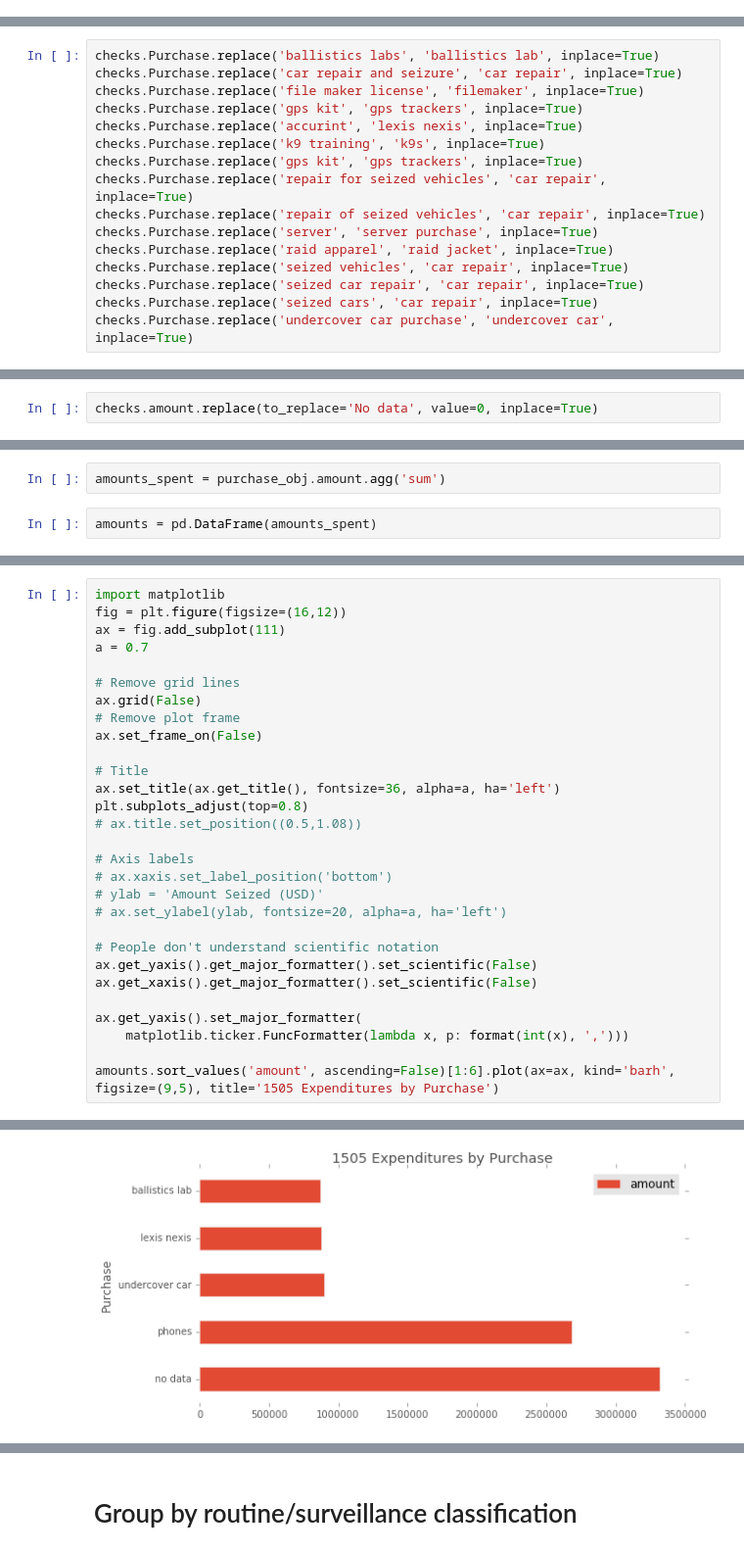
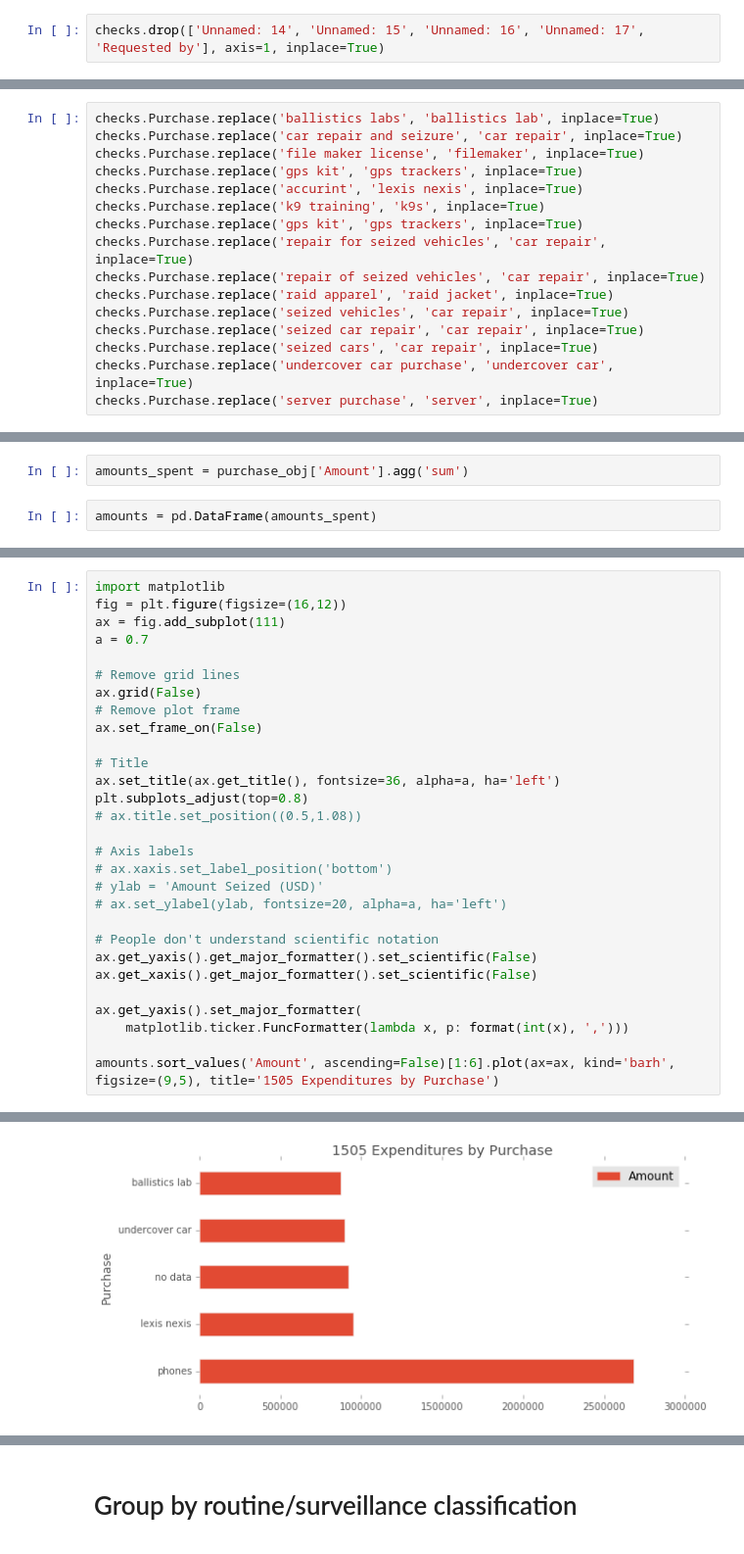
Before and after one commit to lucyparsons/1505analysis, a Jupyter notebook: preprocess/Exploratory.ipynb, the cells around one changed output, grey strips where cells are left out. Shown at 98% size. Drawn from its saved outputs; the diff is of its cells as text.

```diff
--- a/preprocess/Exploratory.ipynb
+++ b/preprocess/Exploratory.ipynb
@@ -29,0 +40,2 @@ checks = checks.fillna('No data')
+# %%
+checks.drop(['Unnamed: 14', 'Unnamed: 15', 'Unnamed: 16', 'Unnamed: 17', 'Requested by'], axis=1, inplace=True)
@@ -39,9 +59,9 @@ checks.Purchase.replace('k9 training', 'k9s', inplace=True)
 checks.Purchase.replace('gps kit', 'gps trackers', inplace=True)
 checks.Purchase.replace('repair for seized vehicles', 'car repair', inplace=True)
 checks.Purchase.replace('repair of seized vehicles', 'car repair', inplace=True)
-checks.Purchase.replace('server', 'server purchase', inplace=True)
 checks.Purchase.replace('raid apparel', 'raid jacket', inplace=True)
 checks.Purchase.replace('seized vehicles', 'car repair', inplace=True)
 checks.Purchase.replace('seized car repair', 'car repair', inplace=True)
 checks.Purchase.replace('seized cars', 'car repair', inplace=True)
 checks.Purchase.replace('undercover car purchase', 'undercover car', inplace=True)
+checks.Purchase.replace('server purchase', 'server', inplace=True)
@@ -50,2 +67,0 @@ checks.Purchase.replace('undercover car purchase', 'undercover car', inplace=Tru
-# %%
-checks.amount.replace(to_replace='No data', value=0, inplace=True)
@@ -76,4 +96,4 @@ purchase_obj = checks.groupby('Purchase')
 # %%
-amounts_spent = purchase_obj.amount.agg('sum')
+amounts_spent = purchase_obj['Amount'].agg('sum')
 # %%
 amounts = pd.DataFrame(amounts_spent)
@@ -85,32 +127,32 @@ amounts.sort_values('amount', ascending=False)[0:10].plot(kind='barh', figsize=(
 # %%
 import matplotlib
 fig = plt.figure(figsize=(16,12))
 ax = fig.add_subplot(111)
 a = 0.7
 
 # Remove grid lines
 ax.grid(False)
 # Remove plot frame
 ax.set_frame_on(False)
 
 # Title
 ax.set_title(ax.get_title(), fontsize=36, alpha=a, ha='left')
 plt.subplots_adjust(top=0.8)
 # ax.title.set_position((0.5,1.08))
 
 # Axis labels
 # ax.xaxis.set_label_position('bottom')
 # ylab = 'Amount Seized (USD)'
 # ax.set_ylabel(ylab, fontsize=20, alpha=a, ha='left')
 
 # People don't understand scientific notation
 ax.get_yaxis().get_major_formatter().set_scientific(False)
 ax.get_xaxis().get_major_formatter().set_scientific(False)
 
 ax.get_yaxis().set_major_formatter(
     matplotlib.ticker.FuncFormatter(lambda x, p: format(int(x), ',')))
 
-amounts.sort_values('amount', ascending=False)[1:6].plot(ax=ax, kind='barh', figsize=(9,5), title='1505 Expenditures by Purchase')
+amounts.sort_values('Amount', ascending=False)[1:6].plot(ax=ax, kind='barh', figsize=(9,5), title='1505 Expenditures by Purchase')
 # %% [output]
 <matplotlib.axes._subplots.AxesSubplot at 0x...>
-[figure, old version]
+[figure, new version]
```
Also changed, not shown: parts of 35 cells of this notebook.
